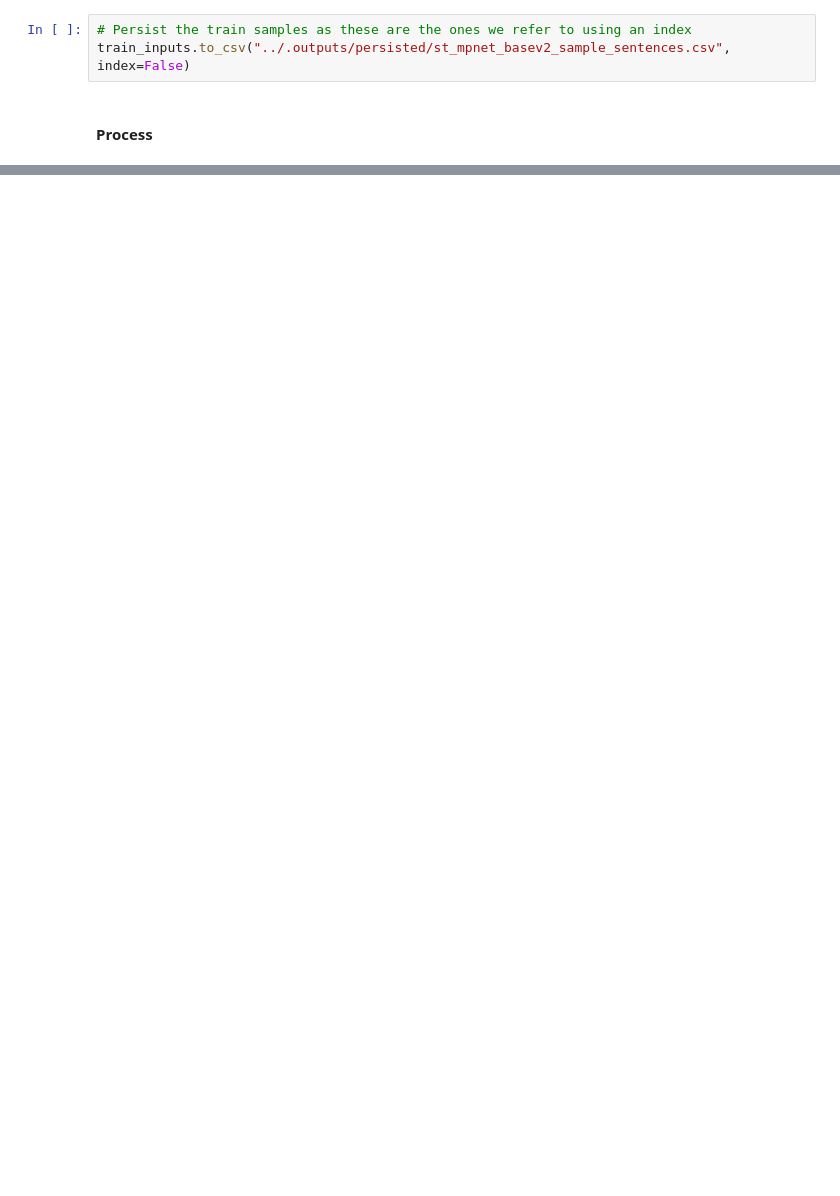
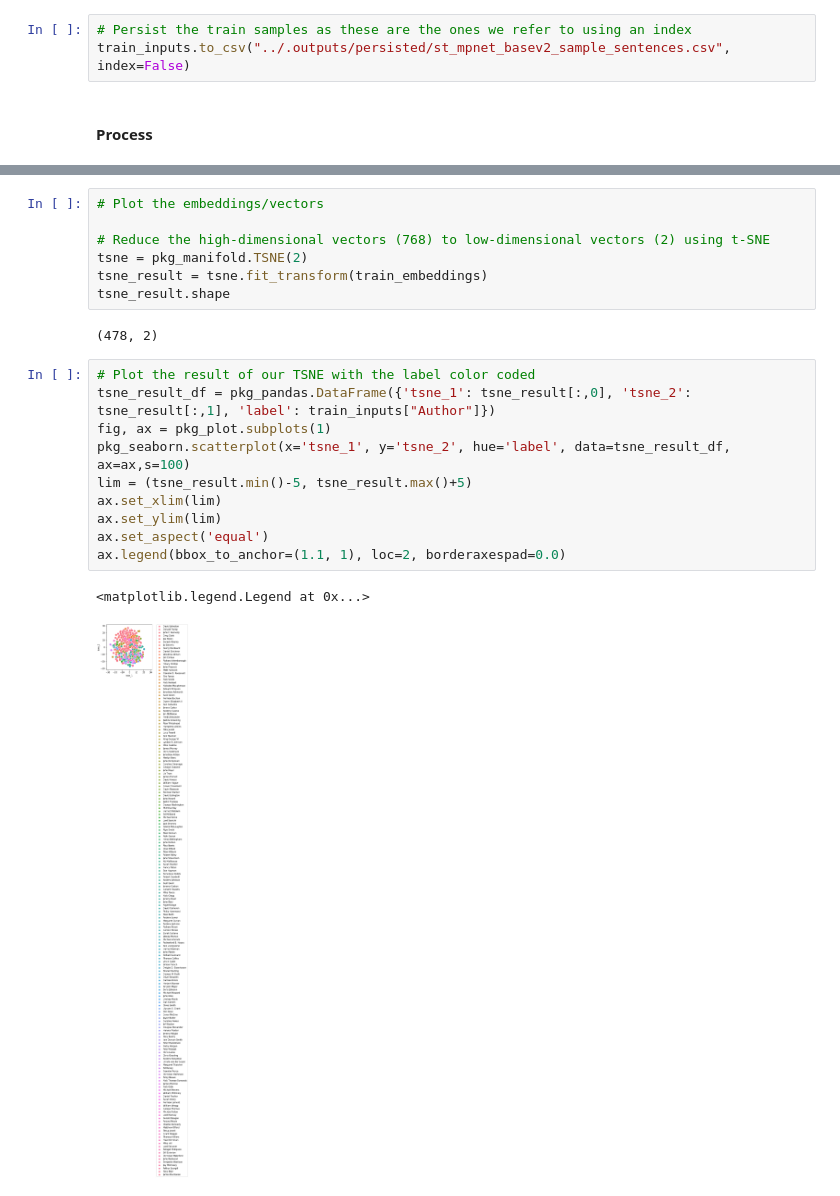
Before and after one commit to laxmilearn/ml_playground, a Jupyter notebook: src/st_mpnet_basev2_play.ipynb, the cells around one changed output, grey strips where cells are left out. Cells and saved outputs as stored; diff of their text form; blank space fills up the shorter version.

Commit message:
MPNet-Basev2: Plot the vectors using t-SNE

```diff
--- a/src/st_mpnet_basev2_play.ipynb
+++ b/src/st_mpnet_basev2_play.ipynb
@@ -95,3 +118,25 @@ train_embeddings.shape
+# %%
+# Plot the embeddings/vectors
+
+# Reduce the high-dimensional vectors (768) to low-dimensional vectors (2) using t-SNE
+tsne = pkg_manifold.TSNE(2)
+tsne_result = tsne.fit_transform(train_embeddings)
+tsne_result.shape
+# %% [output]
+(478, 2)
+# %%
+# Plot the result of our TSNE with the label color coded
+tsne_result_df = pkg_pandas.DataFrame({'tsne_1': tsne_result[:,0], 'tsne_2': tsne_result[:,1], 'label': train_inputs["Author"]})
+fig, ax = pkg_plot.subplots(1)
+pkg_seaborn.scatterplot(x='tsne_1', y='tsne_2', hue='label', data=tsne_result_df, ax=ax,s=100)
+lim = (tsne_result.min()-5, tsne_result.max()+5)
+ax.set_xlim(lim)
+ax.set_ylim(lim)
+ax.set_aspect('equal')
+ax.legend(bbox_to_anchor=(1.1, 1), loc=2, borderaxespad=0.0)
+# %% [output]
+<matplotlib.legend.Legend at 0x...>
+[figure, added]
 # %%
 # Calculate Distances/Similarities
 similarites_df = pkg_pandas.DataFrame(columns=["i", "j", "cosine_distance", "euclidean_distance"])
```
Also changed, not shown: parts of 10 cells of this notebook, 2 other files.
